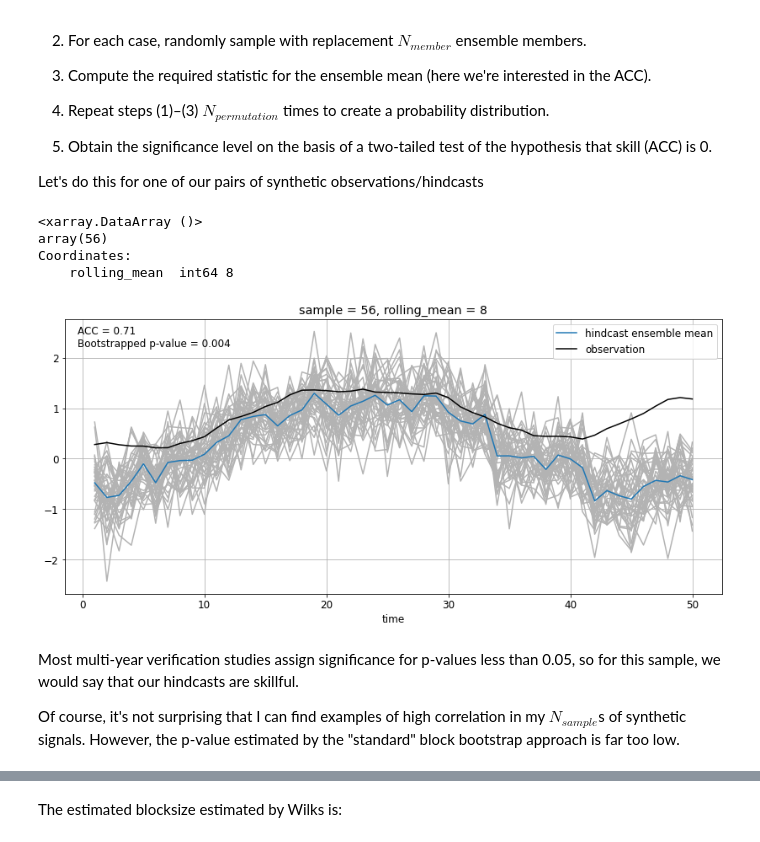
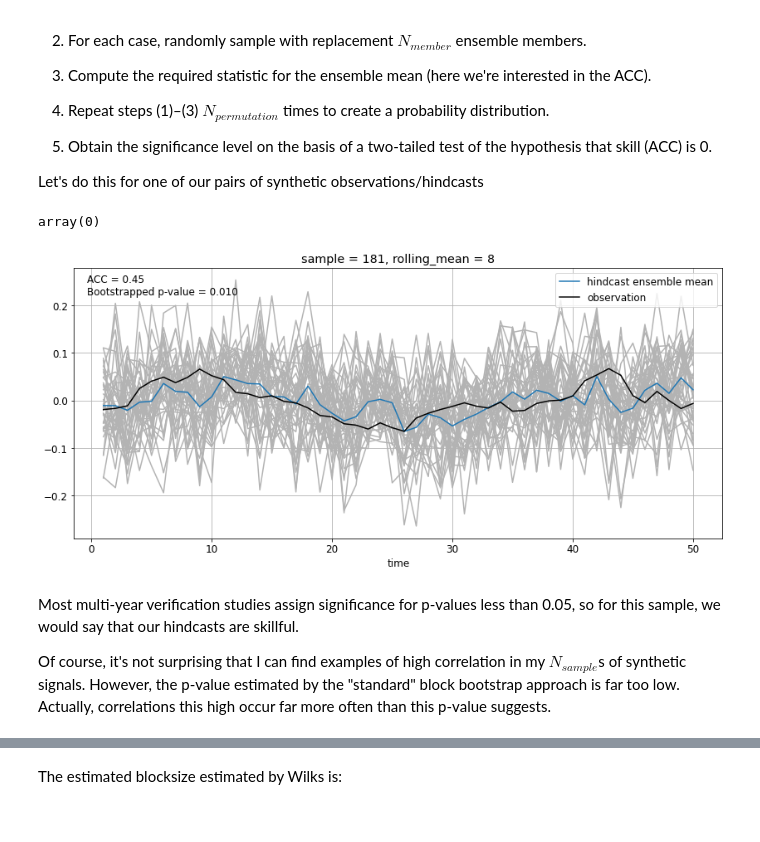
Before and after one commit to dougiesquire/Squire_2022_correlation, a Jupyter notebook: notebooks/exploratory/demo_Tim.ipynb, the cells around one changed output, grey strips where cells are left out. Drawn from its saved outputs; the diff is of its cells as text; code cells hidden in the pictures.

```diff
--- a/notebooks/exploratory/demo_Tim.ipynb
+++ b/notebooks/exploratory/demo_Tim.ipynb
@@ -31,4 +31,7 @@ had = xr.open_zarr(
 ec = xr.open_zarr(
     f"{DATA_DIR}/processed/EC_Earth3_ctrl.annual.anom_2730-2759.sst_global.zarr"
 )
+can = xr.open_zarr(
+    f"{DATA_DIR}/processed/CanESM5.annual.anom_1985-2014.sst_global.zarr"
+)
 # %%
@@ -44,4 +49,4 @@ Below, I generate $N_{sample}=5000$ pairs of such signals
 N_time = 50
 N_samples = 5000
 N_members = 40
-rolling_means = [8]
+rolling_means = [4, 8]
@@ -68,0 +53,21 @@ obsv = ar_model.generate_samples_like(
+# %%
+input_data = amv.sel(rolling_mean=1).dropna("time")
+
+fcst = ar_model.generate_samples_like(
+    input_data,
+    order="select_order",
+    n_times=N_time,
+    n_samples=N_samples,
+    n_members=N_members,
+    rolling_means=rolling_means,
+    plot_diagnostics=True,
+)
+
+obsv = ar_model.generate_samples_like(
+    input_data,
+    order="select_order",
+    n_times=N_time,
+    n_samples=N_samples,
+    rolling_means=rolling_means,
+    plot_diagnostics=False,
+)
@@ -86,50 +93,53 @@ The rolling means are computed along **time** for the synthetic observations and
 Let's do this for one of our pairs of synthetic observations/hindcasts
 # %%
 r, pval = stats.infer_metric(
-    fcst,
-    obsv,
+    fcst.sel(rolling_mean=8),
+    obsv.sel(rolling_mean=8),
     metric="pearson_r",
     method="bootstrap",
     method_kwargs=dict(
         blocks={"time": 5, "member": 1}, n_permutations=1000, transform="Fisher_z"
     ),
 )
-abs(pval.where(r > 0) - 0.01).argmin()
-# %% [output]
-<xarray.DataArray ()>
-array(56)
-Coordinates:
-    rolling_mean  int64 8
+# %%
+abs(pval.where(r > 0) - 0.02).argmin().values
+# %% [output]
+array(0)
 # %%
-sample = 56
+sample = 181
 
-fcst.sel(sample=sample).plot.line(
+fcst_samp = fcst.sel(rolling_mean=8, sample=sample)
+fcst_plot = fcst_samp - fcst_samp.mean(["time", "member"])
+obsv_samp = obsv.sel(rolling_mean=8, sample=sample)
+obsv_plot = obsv_samp - obsv_samp.mean("time")
+
+fcst_plot.plot.line(
     x="time", color=[0.7, 0.7, 0.7], add_legend=False, label="_nolabel_"
 )
-fcst.sel(sample=sample).mean("member").plot(color="C0", label="hindcast ensemble mean")
-obsv.sel(sample=sample).plot(color="k", label="observation")
+fcst_plot.mean("member").plot(color="C0", label="hindcast ensemble mean")
+obsv_plot.plot(color="k", label="observation")
 
 r, pval = stats.infer_metric(
-    fcst.sel(sample=sample),
-    obsv.sel(sample=sample),
+    fcst_samp,
+    obsv_samp,
     metric="pearson_r",
     method="bootstrap",
     method_kwargs=dict(
         blocks={"time": 5, "member": 1}, n_permutations=1000, transform="Fisher_z"
     ),
 )
 plt.text(
     0.02,
     0.90,
     f"ACC = {r.values:.2f}\nBootstrapped p-value = {pval.values:.3f}",
     transform=plt.gca().transAxes,
 )
 
 plt.grid()
 _ = plt.legend(loc="upper right")
 # %% [output]
-[figure, old version]
+[figure, new version]
 # %% [markdown]
 Most multi-year verification studies assign significance for p-values less than 0.05, so for this sample, we would say that our hindcasts are skillful.
 
-Of course, it's not surprising that I can find examples of high correlation in my $N_{sample}$s of synthetic signals. However, the p-value estimated by the "standard" block bootstrap approach is far too low.
+Of course, it's not surprising that I can find examples of high correlation in my $N_{sample}$s of synthetic signals. However, the p-value estimated by the "standard" block bootstrap approach is far too low. Actually, correlations this high occur far more often than this p-value suggests.
```
Also changed, not shown: parts of 12 cells of this notebook, 6 other files.
